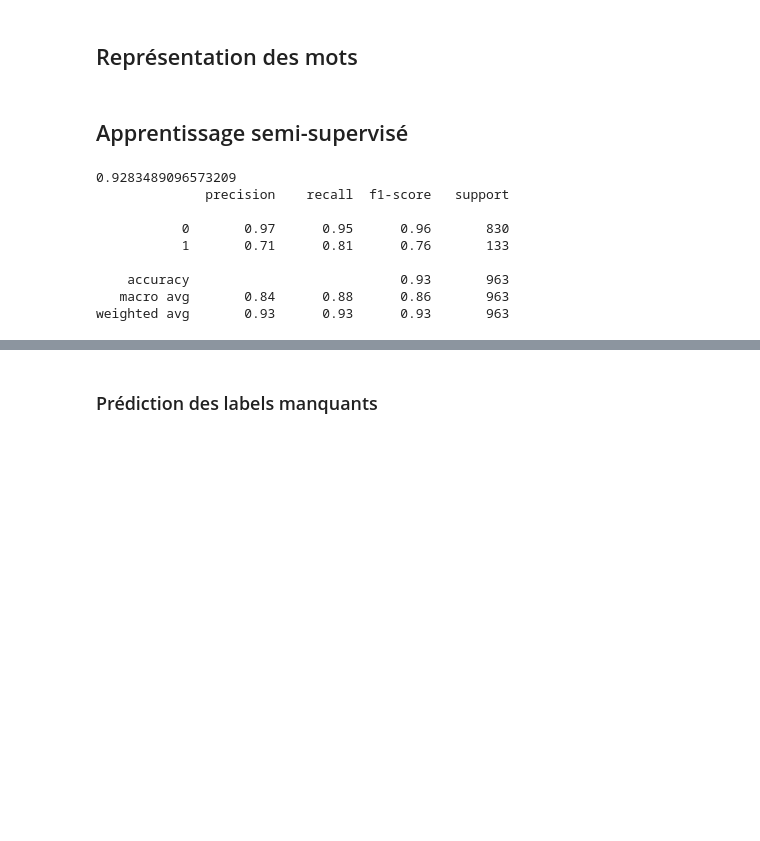
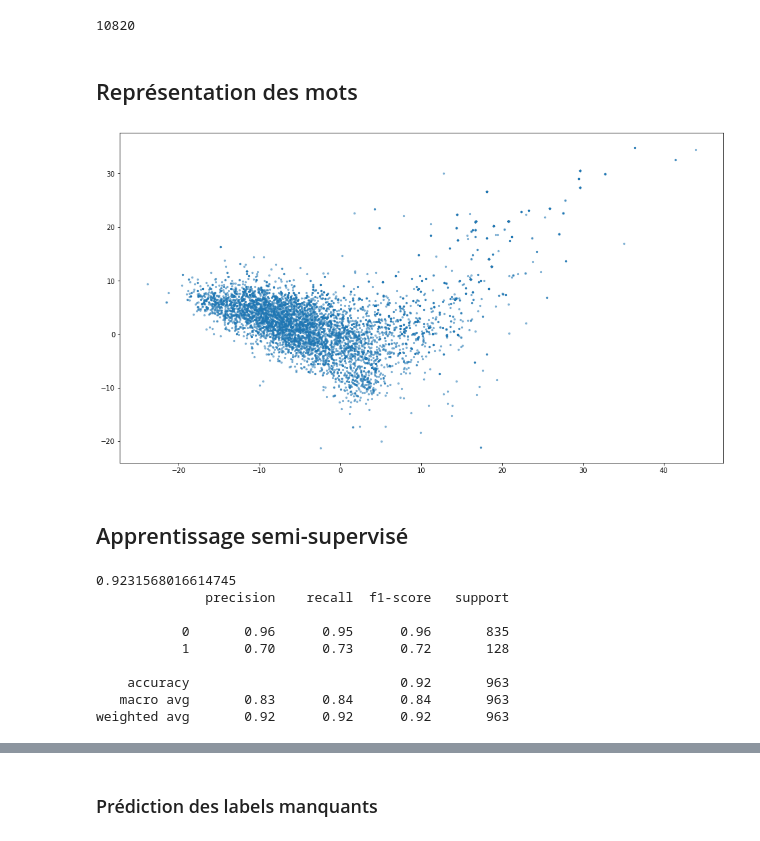
Before and after one commit to Maxime-LP/NLP-Mail-Classifier, a Jupyter notebook: 2 - WordEmbedding.ipynb, the cells around one changed output, grey strips where cells are left out. Saved outputs shown, nothing was run; the diff lists cells and outputs as text; code cells hidden in the pictures; blank space fills up the shorter version.

```diff
--- a/2 - WordEmbedding.ipynb
+++ b/2 - WordEmbedding.ipynb
@@ -23,7 +24,7 @@ mails.head()
 | 3 | comme ça ne fonctionne toujours p... | accès rec4 decibel sdw rec4 hm dm... | Mon, 24 Feb 2020 14:28:57 +0100 | gueniot bernard | NaN | 1 | accès rec4 decibel sdw rec4 hm dm... |
 | 4 | tu sais ce que c est que ces acte... | actes indemnités hospitalières | Mon, 25 Mar 2019 11:25:36 +0100 | levisse xavier | NaN | 1 | actes indemnités hospitalières tu... |
 # %%
-nlp = French() ##charger le modèle ici
+nlp = spacy.load("fr_core_news_md")
 stop_words = spacy_stopwords.STOP_WORDS
 punctuations = string.punctuation
 # %%
@@ -32,8 +35,8 @@ bonjour.vector.shape
 # %%
 def tokenize(sentence):
-    # sentence = nlp(sentence)
+    sentence = nlp(sentence)
     # lemmatizing
-    sentence = sentence.split(' ') #[unidecode(word.lemma_.lower()).strip() if word.lemma_ != "-PRON-" else word.lower_ for word in sentence ]
+    sentence = [unidecode(word.lemma_.lower()).strip() if word.lemma_ != "-PRON-" else word.lower_ for word in sentence ]
     # removing stop words
     sentence = [ word for word in sentence if word not in stop_words and word not in punctuations]
     return sentence
@@ -45,6 +50,8 @@ vocab = set()
 for s in sentences:
     vocab.update(set(s))
 print(len(vocab))
+# %% [output]
+10820
 # %%
 vectors=[]
 for token in tqdm(vocab):
@@ -58,11 +65,13 @@ embeddings_2d = pca.fit_transform(vectors)
 # %%
 fig = plt.figure(figsize=(16, 9))
 
 x_axis = embeddings_2d[:, 0]
 y_axis = embeddings_2d[:, 1]
 
-#plt.scatter(x_axis, y_axis, s=5, alpha=0.5) # alpha for transparency
-#plt.show()
+plt.scatter(x_axis, y_axis, s=5, alpha=0.5) # alpha for transparency
+plt.show()
+# %% [output]
+[figure, added]
 # %% [markdown]
 ## Apprentissage semi-supervisé
 # %%
@@ -95,20 +107,20 @@ pipe = Pipeline([("embedder", SpacyEmbeddings()),
                  ('vectorizer', bow_vector),
                  ('classifier', DecisionTreeClassifier())])
 
-X_train, X_test, y_train, y_test = train_test_split(X, y, test_size=0.3)
+X_train, X_test, y_train, y_test = train_test_split(X.test, y, test_size=0.3)
 pipe.fit(X_train, y_train)
 
 y_pred = pipe.predict(X_test)
 print(accuracy_score(y_test,y_pred))
 print(classification_report(y_test, y_pred))
 # %% [output]
-0.9283489096573209
+0.9231568016614745
               precision    recall  f1-score   support
 
-           0       0.97      0.95      0.96       830
-           1       0.71      0.81      0.76       133
+           0       0.96      0.95      0.96       835
+           1       0.70      0.73      0.72       128
 
-    accuracy                           0.93       963
-   macro avg       0.84      0.88      0.86       963
-weighted avg       0.93      0.93      0.93       963
+    accuracy                           0.92       963
+   macro avg       0.83      0.84      0.84       963
+weighted avg       0.92      0.92      0.92       963
 # %%
```
Also changed, not shown: parts of 21 cells of this notebook, 5 other files.
